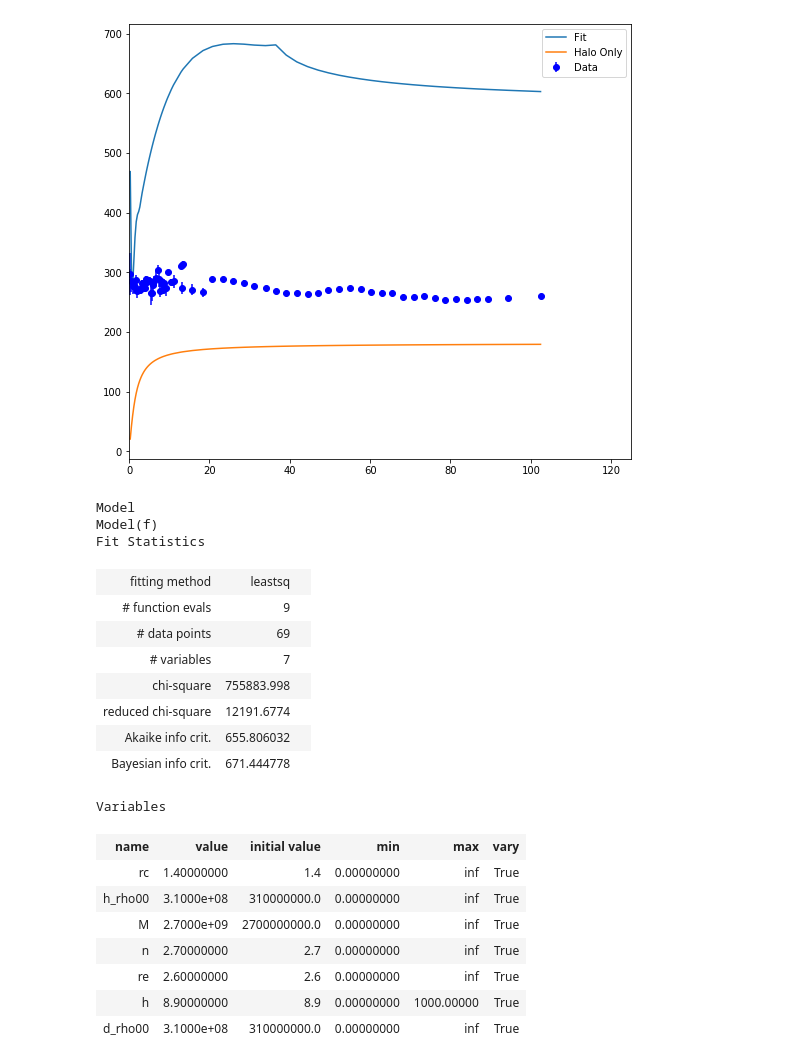
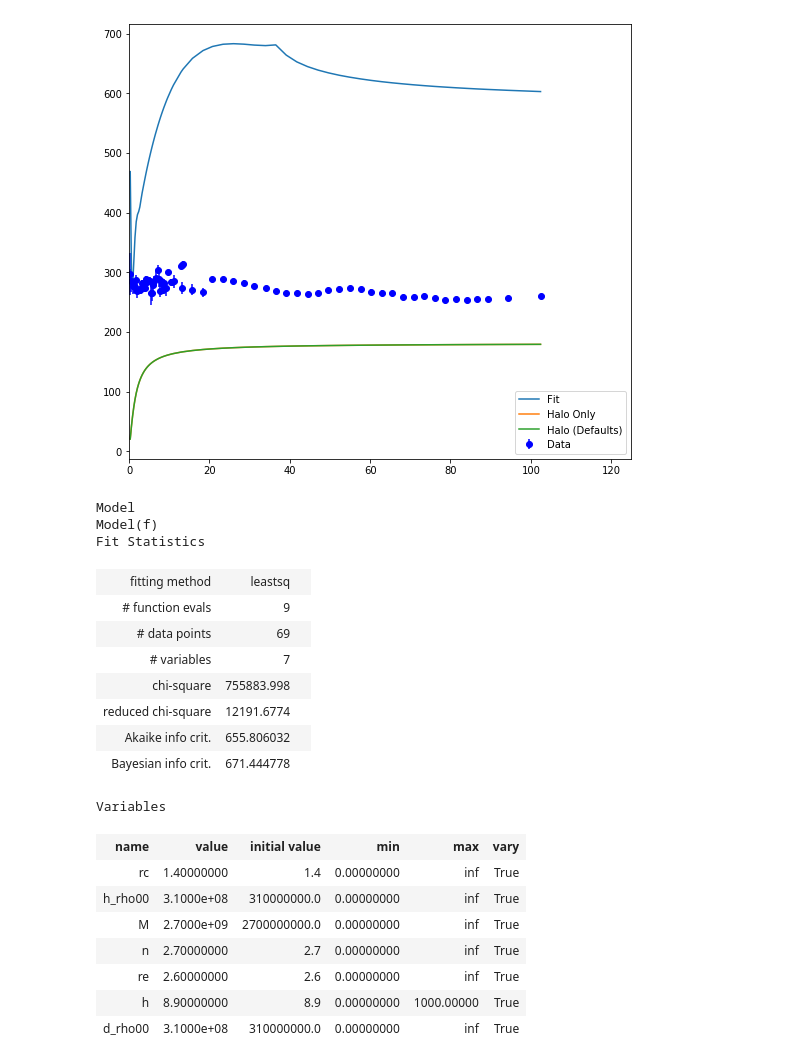
Before and after one commit to villano-lab/grav_project, a Jupyter notebook: fitting/Static_Notebooks/Fitting-Halo.ipynb, the cells around one changed output. Cells and saved outputs as stored; diff of their text form; code cells hidden in the pictures.

Commit message:
Added line with defaults for comparison

```diff
--- a/fitting/Static_Notebooks/Fitting-Halo.ipynb
+++ b/fitting/Static_Notebooks/Fitting-Halo.ipynb
@@ -53,19 +53,20 @@ l_curve = f(r_dat,l_rc,l_h_rho00)
 # %%
 fig = plt.figure(figsize=(9.0,8.0))
 
 plt.xlim(0,125)
 
 plt.errorbar(r_dat,v_dat,yerr=v_err1,fmt='bo',label='Data')
 plt.plot(r_dat,l_curve,label='Fit')
 plt.plot(r_dat,nf.h_v(r_dat,l_rc,l_h_rho00,load=True),label='Halo Only')
+plt.plot(r_dat,nf.h_v(r_dat,load=True),label='Halo (Defaults)')
 
 plt.legend()
 plt.savefig('Fitting_with_library.png')
 plt.show()
 
 l_fit
 # %% [output]
-[figure, old version]
+[figure, new version]
 Model
 Model(f)
 Fit Statistics
```
Also changed, not shown: parts of 1 cell of this notebook, 2 other files.
